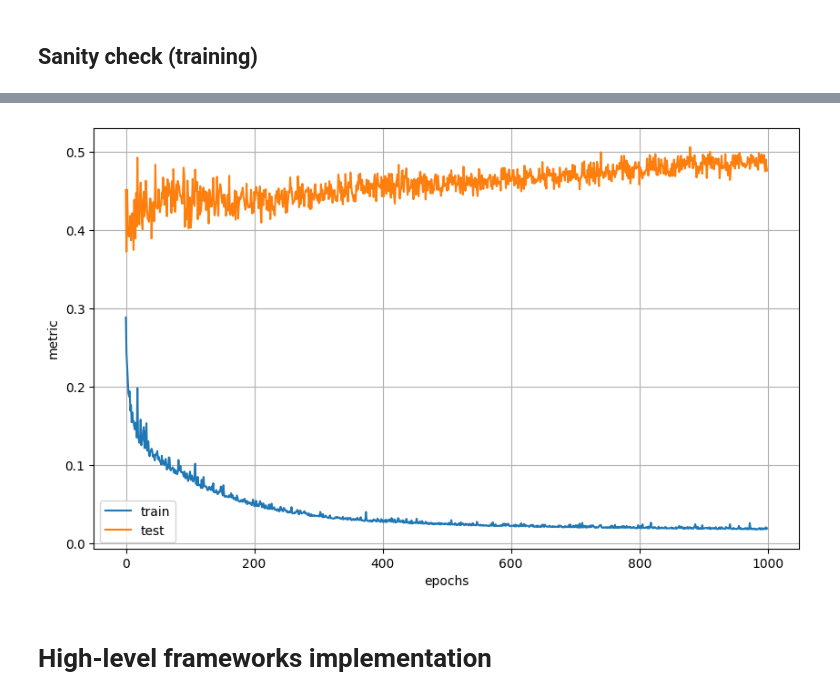
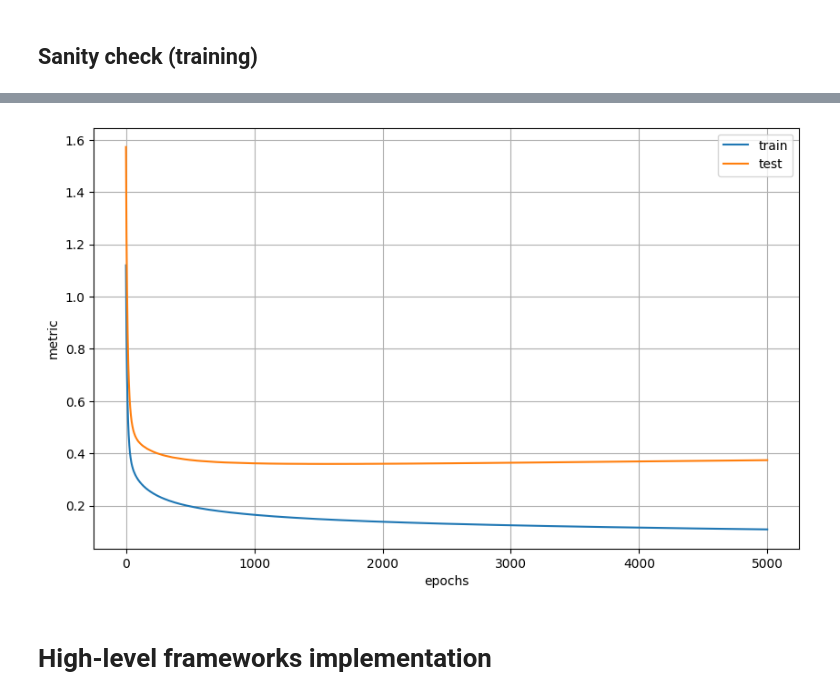
Before and after one commit to sschettinii/neural-networks-from-scratch, a Jupyter notebook: mlp.ipynb, the cells around one changed output, grey strips where cells are left out. Cells and saved outputs as stored; diff of their text form; code cells hidden in the pictures.

```diff
--- a/mlp.ipynb
+++ b/mlp.ipynb
@@ -247,7 +247,7 @@ def one_hot_encode(y, n_labels=None):
     one_hot_y[np.arange(y.size), y] = 1
     return one_hot_y.T
 
-def get_loss(A_train, y_train, A_test, y_test, task_type='multiclass'):
+def get_loss(A_train, y_train, A_test, y_test, W, task_type='multiclass', reg=None, lam=0.0):
     def _calc_loss(A, y):
         m = y.shape[1]
 
@@ -258,12 +258,32 @@ def get_loss(A_train, y_train, A_test, y_test, task_type='multiclass'):
         elif task_type == 'reg':
             return (1.0 / (2 * m)) * np.sum((A[-1] - y) ** 2)
 
-    train_loss = _calc_loss(A_train, y_train)
-    test_loss = _calc_loss(A_test, y_test)
+    def _calc_penalty():
+        if reg == None or lam == 0:
+            return 0
+
+        penalty = 0
+        m = y_train.shape[1]
+
+        for w in W:
+            if reg == 'l2':
+                penalty += np.sum(np.square(w))
+            elif reg == 'l1':
+                penalty += np.sum(np.abs(w))
+
+        if reg == 'l2':
+            return (lam / (2 * m)) * penalty
+        elif reg == 'l1':
+            return (lam / m) * penalty
+
+    penalty = _calc_penalty()
+
+    train_loss = _calc_loss(A_train, y_train) + penalty
+    test_loss = _calc_loss(A_test, y_test) + penalty
 
     return train_loss, test_loss
 
-def back_prop(Z, A, W, X, y, task_type='multiclass'):
+def back_prop(Z, A, W, X, y, task_type='multiclass', reg=None, lam=0.0):
     n_layers = len(W)
     m = X.shape[1]
 
@@ -305,6 +325,11 @@ def back_prop(Z, A, W, X, y, task_type='multiclass'):
 
         dW[i] = (1.0 / m) * np.dot(dZ, A_prev.T)
         db[i] = (1.0 / m) * np.sum(dZ, axis=1, keepdims=True)
+
+        if reg == 'l2':
+            dW[i] += (lam / m) * W[i]
+        elif reg == 'l1':
+            dW[i] += (lam / m) * np.sign(W[i])
 
         if i > 0:
             dA = np.dot(W[i].T, dZ)
@@ -356,7 +381,7 @@ def create_mini_batches(X, y, batch_size):
 
     return mini_batches
 
-def mlp_train(X_train, X_test, y_train, y_test, layer_dims, epochs, alpha, task_type, batch_size=None):
+def mlp_train(X_train, X_test, y_train, y_test, layer_dims, epochs, alpha, task_type, batch_size=None, reg=None, lam=0.01):
     history_train = []
     history_test = []
 
@@ -373,14 +398,14 @@ def mlp_train(X_train, X_test, y_train, y_test, layer_dims, epochs, alpha, task_
             mini_batch_X, mini_batch_y = mini_batch
 
             Z, A = forward_prop(mini_batch_X, W, b, task_type)
-            dW, db = back_prop(Z, A, W, mini_batch_X, mini_batch_y, task_type)
+            dW, db = back_prop(Z, A, W, mini_batch_X, mini_batch_y, task_type, reg, lam)
             W, b = update_params(W, b, dW, db, alpha)
 
         _, A_full_train = forward_prop(X_train, W, b, task_type)
         _, A_full_test = forward_prop(X_test, W, b, task_type)
 
         if task_type == 'reg':
-            train_metric, test_metric = get_loss(A_full_train, y_train, A_full_test, y_test, task_type)
+            train_metric, test_metric = get_loss(A_full_train, y_train, A_full_test, y_test, W, task_type, reg, lam)
         else:
             pred_train = get_predictions(A_full_train[-1], task_type)
             pred_test = get_predictions(A_full_test[-1], task_type)
@@ -425,6 +476,6 @@ plot_learning(history_train, history_test)
 # %%
 # mlp - regression (housing price)
-W, b, history_train, history_test = mlp_train(X_train_housing, X_test_housing, y_train_housing, y_test_housing, [X_train_housing.shape[0], 256, 1], epochs=1000, alpha=0.001, task_type='reg', batch_size=1);
+W, b, history_train, history_test = mlp_train(X_train_housing, X_test_housing, y_train_housing, y_test_housing, [X_train_housing.shape[0], 2048, 1], epochs=5000, alpha=0.000001, task_type='reg', batch_size=1);
 
 plot_learning(history_train, history_test)
 # %% [output]
@@ -431,4 +499,4 @@ plot_learning(history_train, history_test)
-[figure, old version]
+[figure, new version]
 # %% [markdown]
 # High-level frameworks implementation
 # %%
```
Also changed, not shown: parts of 3 cells of this notebook.
